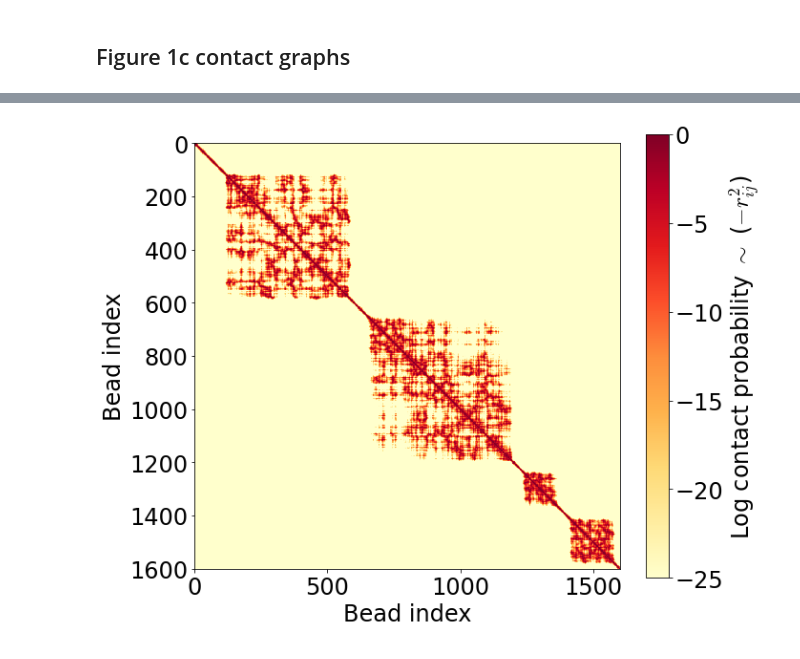
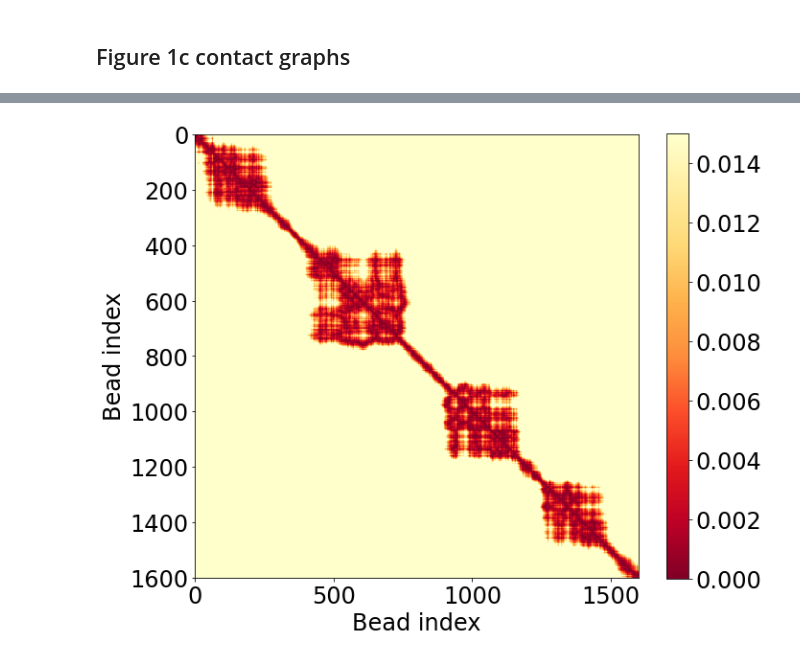
Before and after one commit to palladio11/aLENS_analysis, a Jupyter notebook: notebooks/chromatin_notebooks/Dyn_cond_figs/Figure1.ipynb, the cells around one changed output, grey strips where cells are left out. Drawn from its saved outputs; the diff is of its cells as text; code cells hidden in the pictures.

```diff
--- a/notebooks/chromatin_notebooks/Dyn_cond_figs/Figure1.ipynb
+++ b/notebooks/chromatin_notebooks/Dyn_cond_figs/Figure1.ipynb
@@ -91,26 +91,24 @@ colors = cycle(mcolors.XKCD_COLORS.keys())
 register_cmaps()
 #plt.rcParams['image.cmap'] = 'emct8'
 #plt.rcParams['image.cmap'] = 'warm'
-plt.rcParams['image.cmap'] = 'YlOrRd'
+plt.rcParams['image.cmap'] = 'YlOrRd_r'
 #plt.rcParams['image.cmap'] = 'twilight'
 #plt.rcParams['image.cmap'] = 'coolwarm'
 #plt.rcParams['image.cmap'] = 'RdYlBu_r'
 # %%
-def make_hic_from_com(fig, ax, com_arr, sigma=.02, log=True, vmin=-40, vmax=0, radius=.01):
-    sep_mat = com_arr[:, None, :] - com_arr[None, :, :]
+def make_hic_from_com(fig, ax, com_arr, vmin=0, vmax=5, radius=.005):
+    sep_mat = (com_arr[:, None, :] - com_arr[None, :, :]) - (radius*2)
     dist_sqrd_mat = np.einsum('ijk,ijk->ij', sep_mat, sep_mat)
-    if log:
-        contact_mat =  - dist_sqrd_mat / (2 * sigma**2)
-    else:
-        contact_mat = np.exp(-dist_sqrd_mat / (2. * sigma**2))
+    contact_mat =  dist_sqrd_mat
 
     c = ax.pcolorfast(contact_mat, vmin=vmin, vmax=vmax)
+    # c = ax.pcolorfast(contact_mat)
 
     # ax.invert_yaxis()
     fig.colorbar(c, ax=ax,
                     # label=r"$\\log$(Inferred contact map) $\\sim$
                     # ($r_{{ij}}^2/2\\sigma^2$)")
-                    label=r"Log contact probability $\sim$ ($-r_{{ij}}^2$)",
+                    # label=r"$-r_{{ij}}^2\;\[\mu^{{\rm m}}^2\]$",
                     )
     ax.set_aspect('equal')
     ax.invert_yaxis()
@@ -206,18 +198,0 @@ fig.savefig('Figure1/uncondensed_pinned_fig1c.png', dpi=600, bbox_inches='tight'
-# %%
-# Uncondensed contact graph
-data_path = ceph_path / 'DynCondPaper/23-10-20_aLc1_slice8.7._line1600_Pin1-13um_Ke.1-300/simulations/Ke300_Pin3.0um/'
-ss_ind = 1
-end_ind = -1
-start_bead = 0
-end_bead = None
-
-with h5py.File(next(data_path.glob('analysis/raw*.h5')), 'r+') as h5_data:
-    time_arr = h5_data['time'][ss_ind:end_ind]
-
-    sy_dat = h5_data['raw_data/sylinders'][start_bead:end_bead, :, ss_ind:end_ind]
-    com_arr = .5 * (sy_dat[:, 2:5, :] + sy_dat[:, 5:8, :])
-    fig, ax = plt.subplots(figsize=(10, 8))
-
-    make_hic_from_com(fig, ax, com_arr[:,:,-1], log=True, vmin=-25, sigma=.01, radius=.005)
-
-fig.savefig('Figure1/condensed_pinned_fig1.png', dpi=600, bbox_inches='tight')
@@ -226,20 +199,21 @@ fig.savefig('Figure1/condensed_pinned_fig1.png', dpi=600, bbox_inches='tight')
 # %%
 # Uncondensed contact graph
-data_path = ceph_path / 'DynCondPaper/23-10-20_aLc1_slice8.7._line1600_Pin1-13um_2xKe.1-300_ks100/simulations/Ke100_Pin3.0um/'
+data_path = ceph_path / 'DynCondPaper/23-10-20_aLc1_slice8.7._line1600_Pin1-13um_2xKe.1-300/simulations/Ke100_Pin3.0um/'
 ss_ind = 1
 end_ind = -1
 start_bead = 0
 end_bead = None
 
 with h5py.File(next(data_path.glob('analysis/raw*.h5')), 'r+') as h5_data:
     time_arr = h5_data['time'][ss_ind:end_ind]
 
     sy_dat = h5_data['raw_data/sylinders'][start_bead:end_bead, :, ss_ind:end_ind]
     com_arr = .5 * (sy_dat[:, 2:5, :] + sy_dat[:, 5:8, :])
     fig, ax = plt.subplots(figsize=(10, 8))
 
-    make_hic_from_com(fig, ax, com_arr[:,:,-1], log=True, vmin=-25, sigma=.01, radius=.005)
+    # make_hic_from_com(fig, ax, com_arr[:,:,-1], log=True, vmin=-25, sigma=.01, radius=.005)
+    make_hic_from_com(fig, ax, com_arr[:,:,-1], vmax=.015)
 
 fig.savefig('Figure1/condensed_pinned_fig1.png', dpi=600, bbox_inches='tight')
 # %% [output]
-[figure, old version]
+[figure, new version]
```
Also changed, not shown: parts of 14 cells of this notebook, 6 other files.
